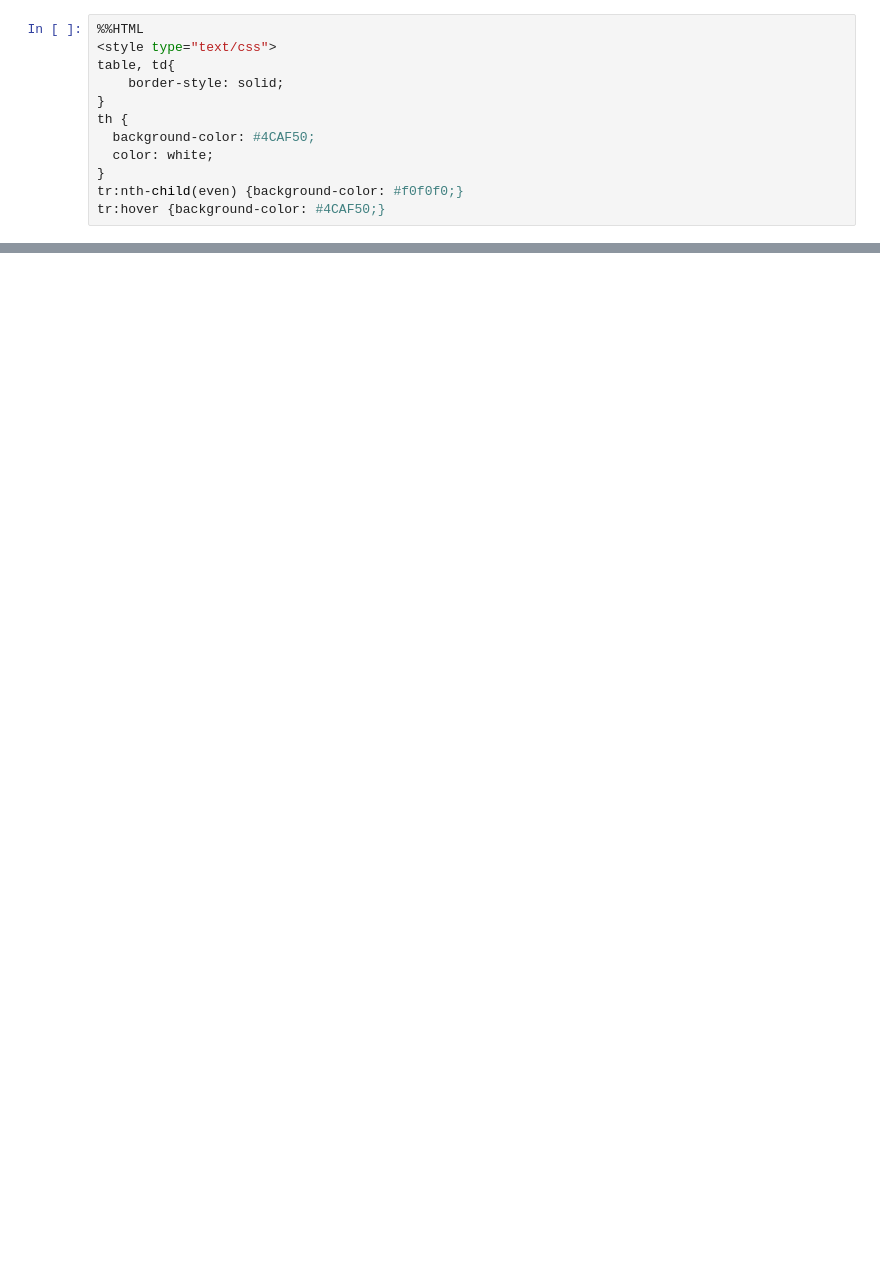
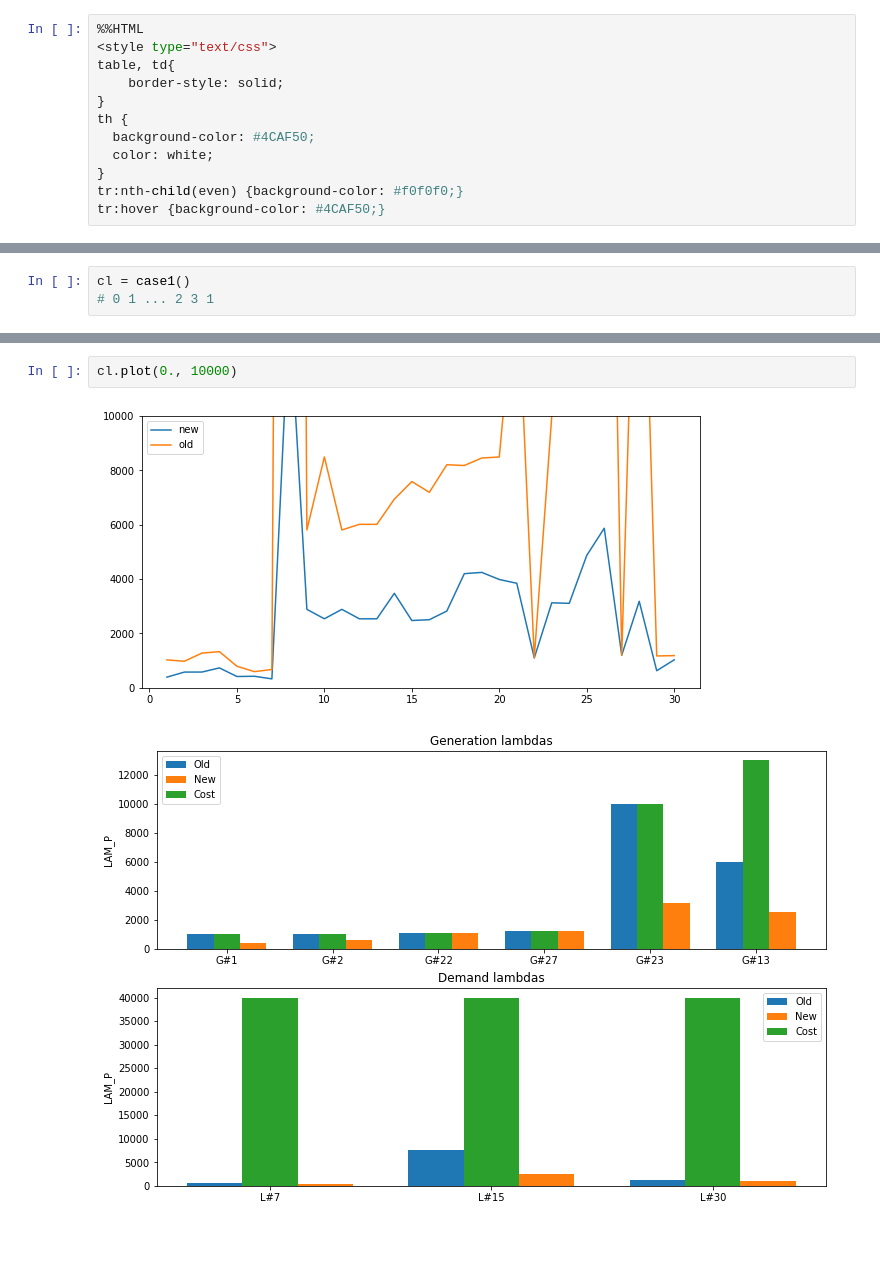
Before and after one commit to vjugor1/lmp, a Jupyter notebook: CostsModification_26_06_1.ipynb, the cells around one changed output, grey strips where cells are left out. Drawn from its saved outputs; the diff is of its cells as text; blank space fills up the shorter version.

```diff
--- a/CostsModification_26_06_1.ipynb
+++ b/CostsModification_26_06_1.ipynb
@@ -399,0 +21,3 @@ draw_nice_hists(gens, results)
+# %%
+cl = case1()
+# 0 1 ... 2 3 1
@@ -400,2 +69,7 @@ draw_nice_hists(gens, results)
+# %%
+cl.plot(0., 10000)
+# %% [output]
+[figure, added]
+[figure, added]
 # %% [markdown]
 ##
```
Also changed, not shown: parts of 32 cells of this notebook, 9 other files.
